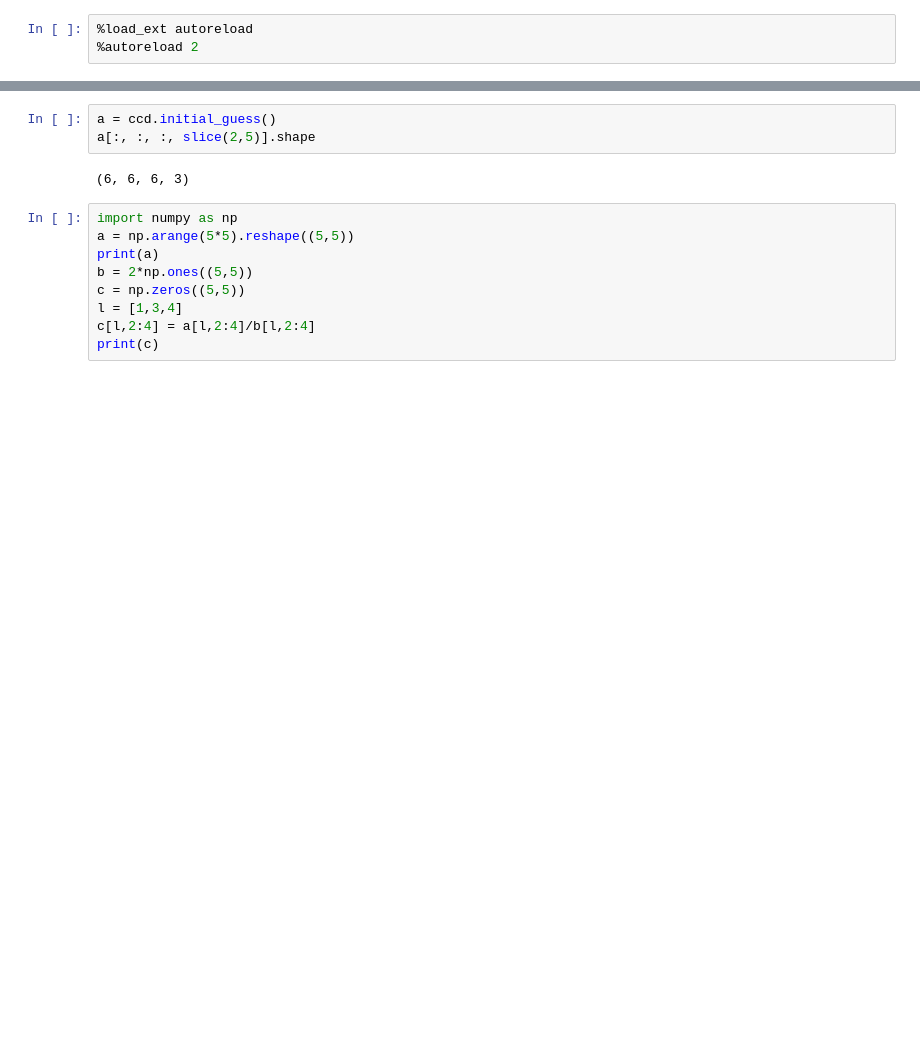
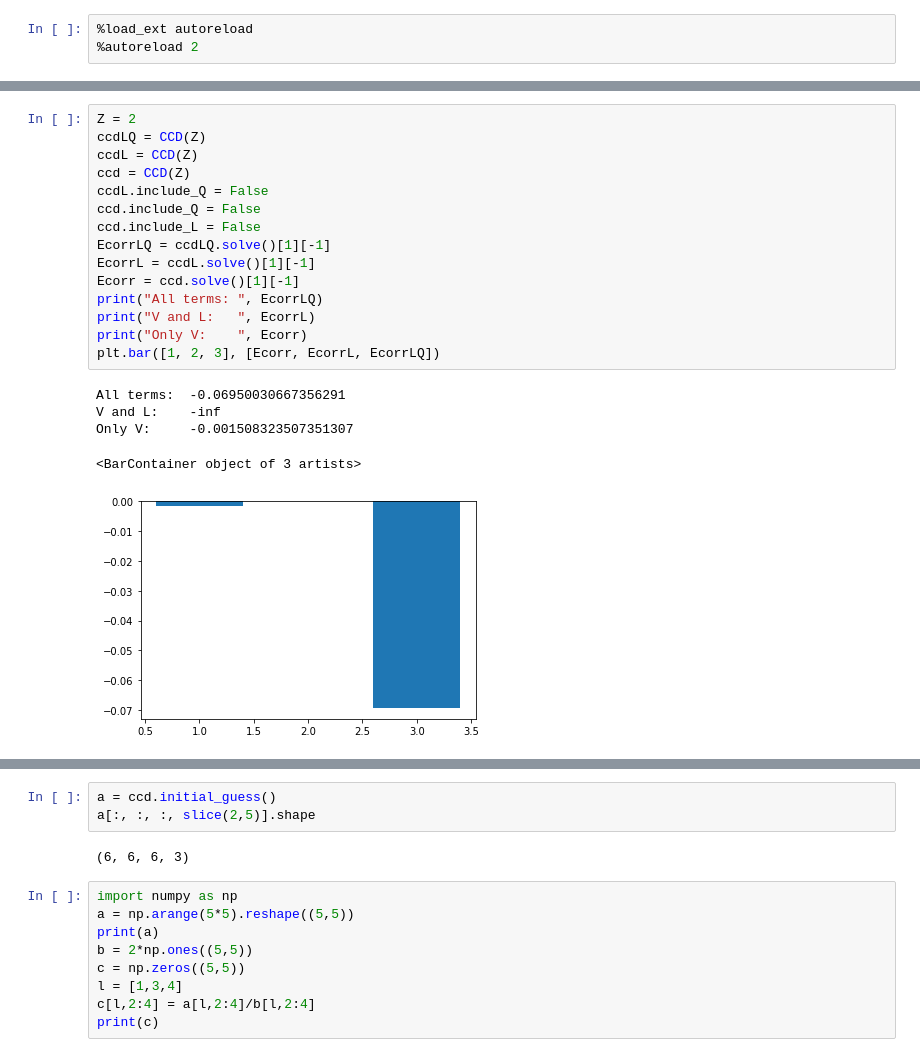
Before and after one commit to ErlendLima/FYS4480, a Jupyter notebook: project2/python/testing.ipynb, the cells around one changed output, grey strips where cells are left out. Drawn from its saved outputs; the diff is of its cells as text; blank space fills up the shorter version.

```diff
--- a/project2/python/testing.ipynb
+++ b/project2/python/testing.ipynb
@@ -22,0 +15,21 @@ print()
+# %%
+Z = 2
+ccdLQ = CCD(Z)
+ccdL = CCD(Z)
+ccd = CCD(Z)
+ccdL.include_Q = False
+ccd.include_Q = False
+ccd.include_L = False
+EcorrLQ = ccdLQ.solve()[1][-1]
+EcorrL = ccdL.solve()[1][-1]
+Ecorr = ccd.solve()[1][-1]
+print("All terms: ", EcorrLQ)
+print("V and L:   ", EcorrL)
+print("Only V:    ", Ecorr)
+plt.bar([1, 2, 3], [Ecorr, EcorrL, EcorrLQ])
+# %% [output]
+All terms:  -0.06950030667356291
+V and L:    -inf
+Only V:     -0.001508323507351307
+<BarContainer object of 3 artists>
+[figure, added]
```
Also changed, not shown: parts of 9 cells of this notebook, 5 other files.
